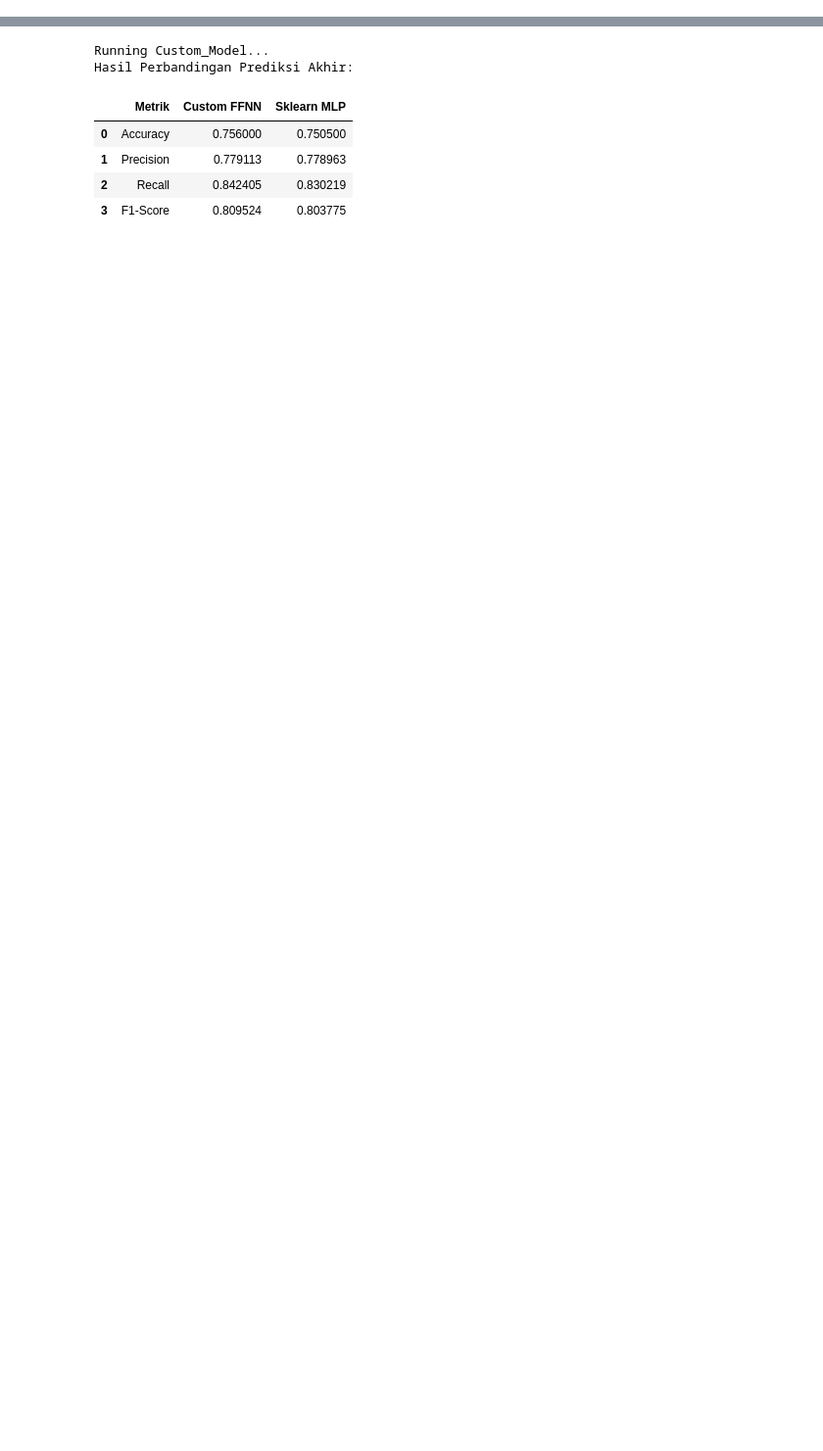
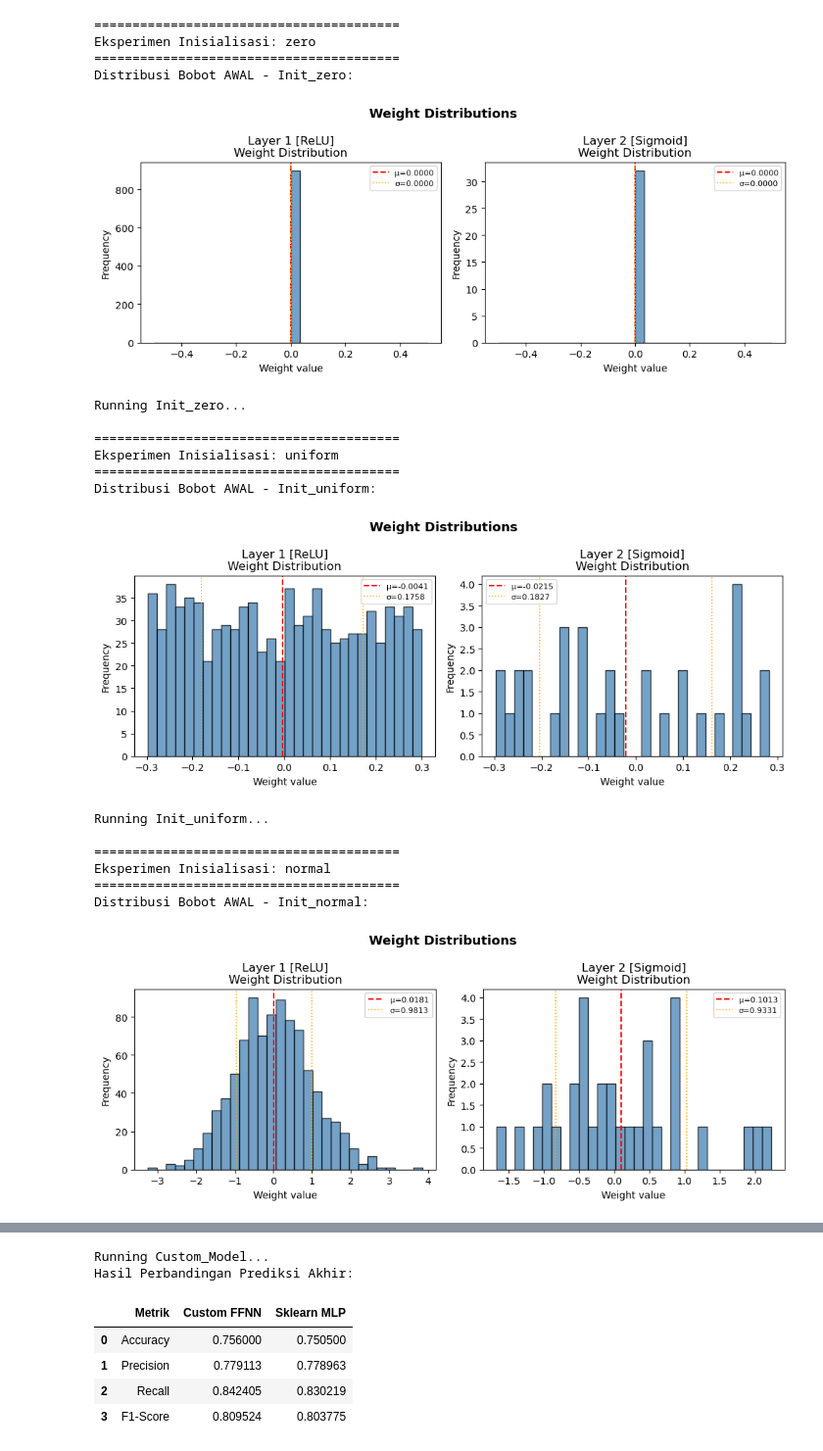
Before and after one commit to sbimasena/Feedforward-Neural-Network_MajangLu, a Jupyter notebook: src/pipeline.ipynb, the cells around one changed output, grey strips where cells are left out. Shown at 98% size. Drawn from its saved outputs; the diff is of its cells as text; code cells hidden in the pictures; blank space fills up the shorter version.

Commit message:
feat: compare init

```diff
--- a/src/pipeline.ipynb
+++ b/src/pipeline.ipynb
@@ -284,0 +208,53 @@ Analisis Distribusi Bobot dan Gradien:
+# %%
+init_methods = ['zero', 'uniform', 'normal']
+
+init_results = {}
+
+for init in init_methods:
+    print(f"\n{'='*40}\nEksperimen Inisialisasi: {init}\n{'='*40}")
+
+    model_init = build_network(
+        layers=[X_train.shape[1], 32, 1],
+        activations=[ReLU(), Sigmoid()],
+        init_method=init,
+        seed=SEED
+    )
+    name=f"Init_{init}"
+    print(f"Distribusi Bobot AWAL - {name}:")
+    model_init.plot_weight_distribution()
+
+    init_results[name] = run_experiment(
+        name,
+        model=model_init,
+        epochs=50,
+        lr=0.01,
+        seed=SEED
+    )
+
+
+print("\nGrafik Perbandingan Kecepatan Konvergensi:")
+plot_history_collection(init_results, "Perbandingan Init: Zero vs Uniform vs Normal")
+
+print("\nPerbandingan Metrik Akhir:")
+df_init = results_to_dataframe(init_results)
+display(df_init)
+# %% [output]
+========================================
+Eksperimen Inisialisasi: zero
+========================================
+Distribusi Bobot AWAL - Init_zero:
+[figure, added]
+Running Init_zero...
+
+========================================
+Eksperimen Inisialisasi: uniform
+========================================
+Distribusi Bobot AWAL - Init_uniform:
+[figure, added]
+Running Init_uniform...
+
+========================================
+Eksperimen Inisialisasi: normal
+========================================
+Distribusi Bobot AWAL - Init_normal:
+[figure, added]
```
Also changed, not shown: parts of 7 cells of this notebook.
